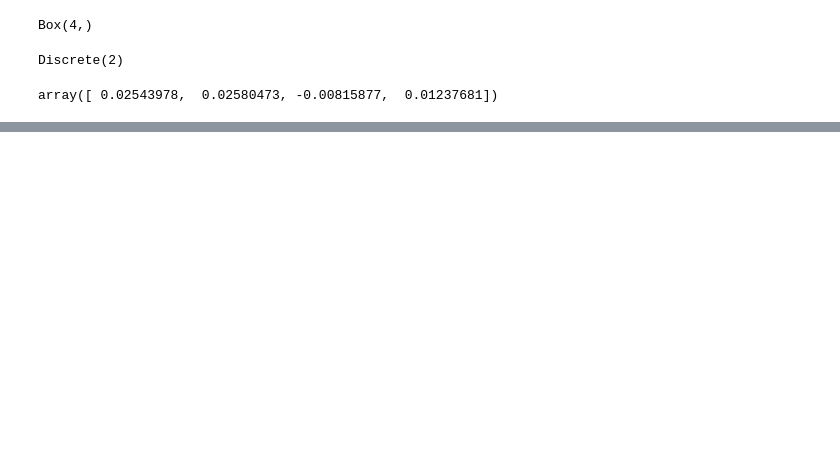
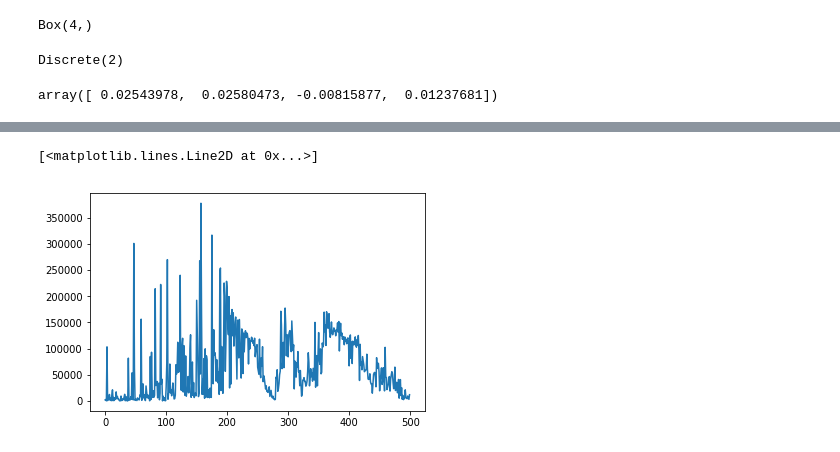
Before and after one commit to khanrc/ml.playground, a Jupyter notebook: RL/reinforce-with-baseline.ipynb, the cells around one changed output, grey strips where cells are left out. Saved outputs shown, nothing was run; the diff lists cells and outputs as text; code cells hidden in the pictures; blank space fills up the shorter version.

```diff
--- a/RL/reinforce-with-baseline.ipynb
+++ b/RL/reinforce-with-baseline.ipynb
@@ -242,0 +213,5 @@ tensor([  215315059964903424.,   276568423251574784.,   232753846957375488.,
+# %%
+plt.plot(b_mses)
+# %% [output]
+[<matplotlib.lines.Line2D at 0x...>]
+[figure, added]
```
Also changed, not shown: parts of 18 cells of this notebook, 1 other file.
